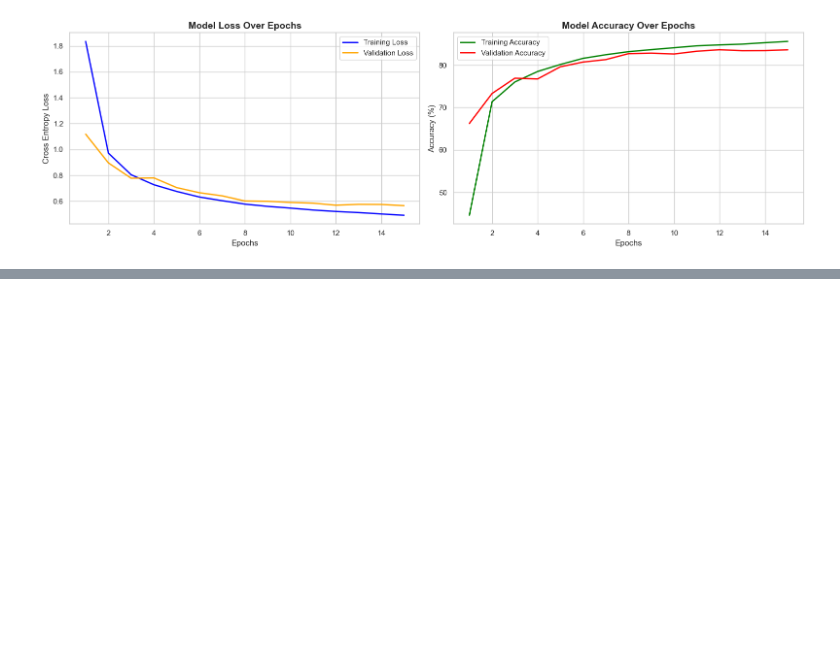
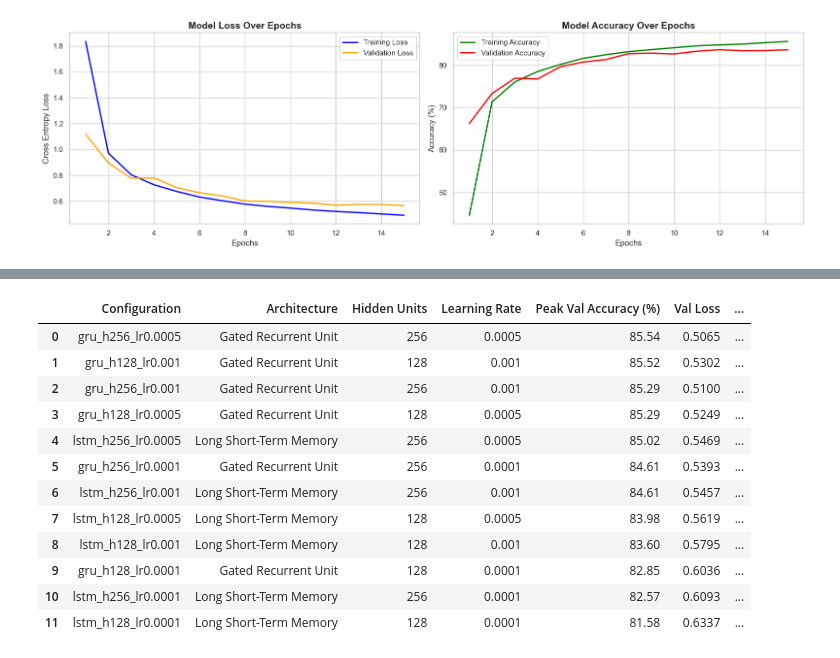
Before and after one commit to skavoori/gesture_recognition, a Jupyter notebook: 2_model_tuning.ipynb, the cells around one changed output, grey strips where cells are left out. Cells and saved outputs as stored; diff of their text form; code cells hidden in the pictures; blank space fills up the shorter version.

```diff
--- a/2_model_tuning.ipynb
+++ b/2_model_tuning.ipynb
@@ -77,0 +208,86 @@ plt.show()
+# %%
+import json
+import glob
+import pandas as pd
+from IPython.display import display
+
+# Dynamically find all history JSON files generated by sweep.py
+history_files = glob.glob("metrics/history_*.json")
+
+metrics_data = []
+
+for file in history_files:
+    with open(file, 'r') as f:
+        data = json.load(f)
+
+        # Safely extract accuracy and loss arrays
+        val_acc_list = data.get('val_accuracy', data.get('val_acc', []))
+        val_loss_list = data.get('val_loss', [])
+        ignored_file = 'metrics/history_h128_lr0.001.json'
+
+        if not val_acc_list or not val_loss_list or file == ignored_file:
+            continue
+
+        # Identify the peak validation accuracy and its corresponding epoch
+        max_acc = max(val_acc_list)
+        best_epoch = val_acc_list.index(max_acc)
+
+        # Get the validation loss at that exact peak epoch
+        loss_at_best_epoch = val_loss_list[best_epoch]
+
+        # Parse the filename for configuration details
+        # Assuming format: history_{architecture}_h{hidden}_lr{lr}.json
+        clean_name = file.replace("history_", "").replace(".json", "").replace('metrics/', '')
+        parts = clean_name.split('_')
+
+        arch = parts[0].upper().replace('GRU', 'Gated Recurrent Unit').replace('LSTM', 'Long Short-Term Memory') if len(parts) > 0 else "Unknown"
+        hidden_units = parts[1].replace('h', '') if len(parts) > 1 else "Unknown"
+        lr = parts[2].replace('lr', '') if len(parts) > 2 else "Unknown"
+
+        metrics_data.append({
+            "Configuration": clean_name,
+            "Architecture": arch,
+            "Hidden Units": hidden_units,
+            "Learning Rate": lr,
+            "Peak Val Accuracy (%)": round(max_acc, 2),
+            "Val Loss": round(loss_at_best_epoch, 4),
+            "Optimal Epoch": best_epoch + 1
+        })
+
+# Convert to Pandas DataFrame for a clean table in Jupyter
+df_metrics = pd.DataFrame(metrics_data)
+
+# Sort by Peak Validation Accuracy (Descending), then by Val Loss (Ascending)
+df_metrics = df_metrics.sort_values(
+    by=["Peak Val Accuracy (%)", "Val Loss"],
+    ascending=[False, True]
+).reset_index(drop=True)
+
+# Display the formatted table for the grader
+display(df_metrics)
+
+# Automatically extract and print the absolute best model
+best_model_row = df_metrics.iloc[0]
+print("\n" + "="*60)
+print(f"🏆 BEST OVERALL MODEL: {best_model_row['Configuration']}")
+print("="*60)
+print(f"Architecture  : {best_model_row['Architecture']}")
+print(f"Hidden Units  : {best_model_row['Hidden Units']}")
+print(f"Learning Rate : {best_model_row['Learning Rate']}")
+print(f"Accuracy      : {best_model_row['Peak Val Accuracy (%)']}%")
+print(f"Loss          : {best_model_row['Val Loss']} (Achieved at Epoch {best_model_row['Optimal Epoch']})")
+print("="*60)
+# %% [output]
+|  | Configuration | Architecture | Hidden Units | Learning Rate | Peak Val Accuracy (%) | Val Loss | ... |
+| 0 | gru_h256_lr0.0005 | Gated Recurrent Unit | 256 | 0.0005 | 85.54 | 0.5065 | ... |
+| 1 | gru_h128_lr0.001 | Gated Recurrent Unit | 128 | 0.001 | 85.52 | 0.5302 | ... |
+| 2 | gru_h256_lr0.001 | Gated Recurrent Unit | 256 | 0.001 | 85.29 | 0.5100 | ... |
+| 3 | gru_h128_lr0.0005 | Gated Recurrent Unit | 128 | 0.0005 | 85.29 | 0.5249 | ... |
+| 4 | lstm_h256_lr0.0005 | Long Short-Term Memory | 256 | 0.0005 | 85.02 | 0.5469 | ... |
+| 5 | gru_h256_lr0.0001 | Gated Recurrent Unit | 256 | 0.0001 | 84.61 | 0.5393 | ... |
+| 6 | lstm_h256_lr0.001 | Long Short-Term Memory | 256 | 0.001 | 84.61 | 0.5457 | ... |
+| 7 | lstm_h128_lr0.0005 | Long Short-Term Memory | 128 | 0.0005 | 83.98 | 0.5619 | ... |
+| 8 | lstm_h128_lr0.001 | Long Short-Term Memory | 128 | 0.001 | 83.60 | 0.5795 | ... |
+| 9 | gru_h128_lr0.0001 | Gated Recurrent Unit | 128 | 0.0001 | 82.85 | 0.6036 | ... |
+| 10 | lstm_h256_lr0.0001 | Long Short-Term Memory | 256 | 0.0001 | 82.57 | 0.6093 | ... |
+| 11 | lstm_h128_lr0.0001 | Long Short-Term Memory | 128 | 0.0001 | 81.58 | 0.6337 | ... |
```
Also changed, not shown: parts of 11 cells of this notebook, 3 other files.
